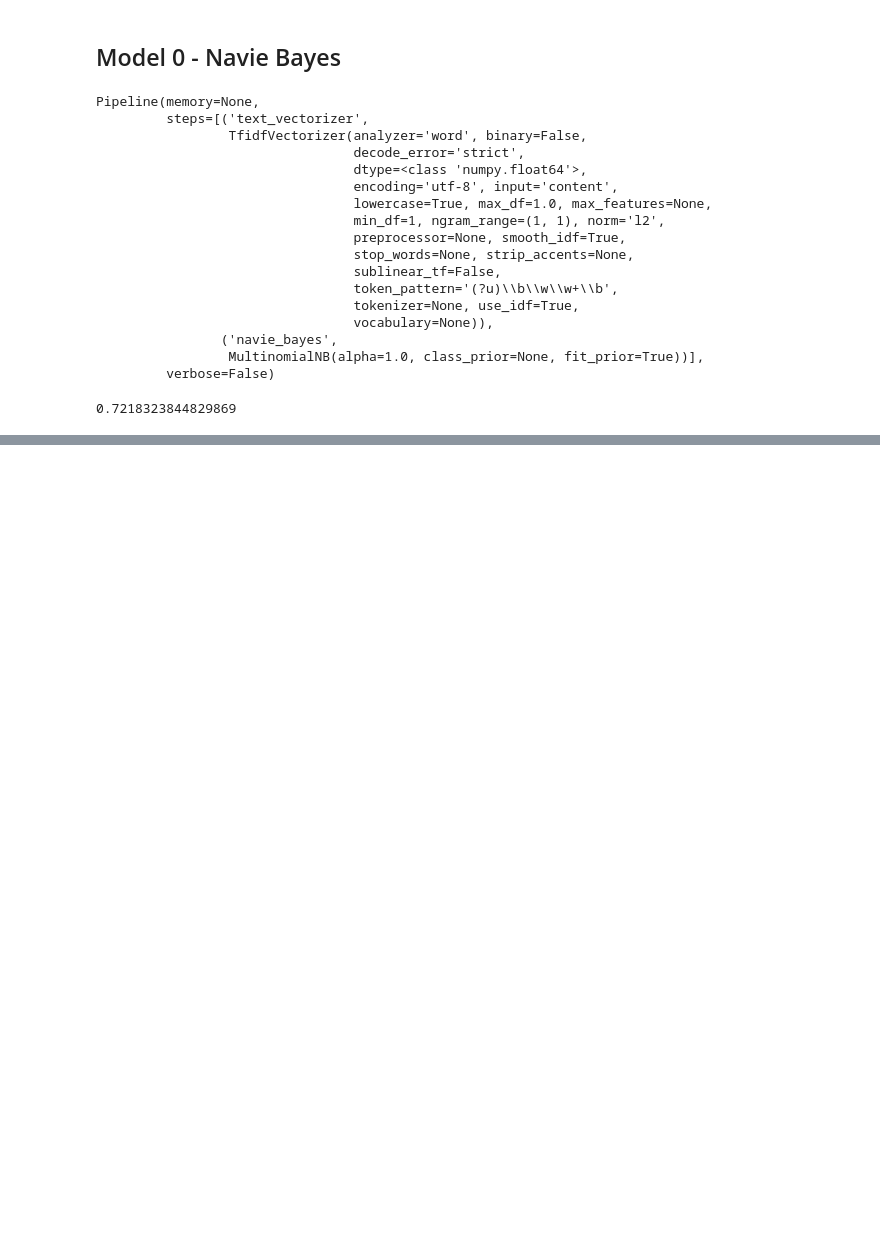
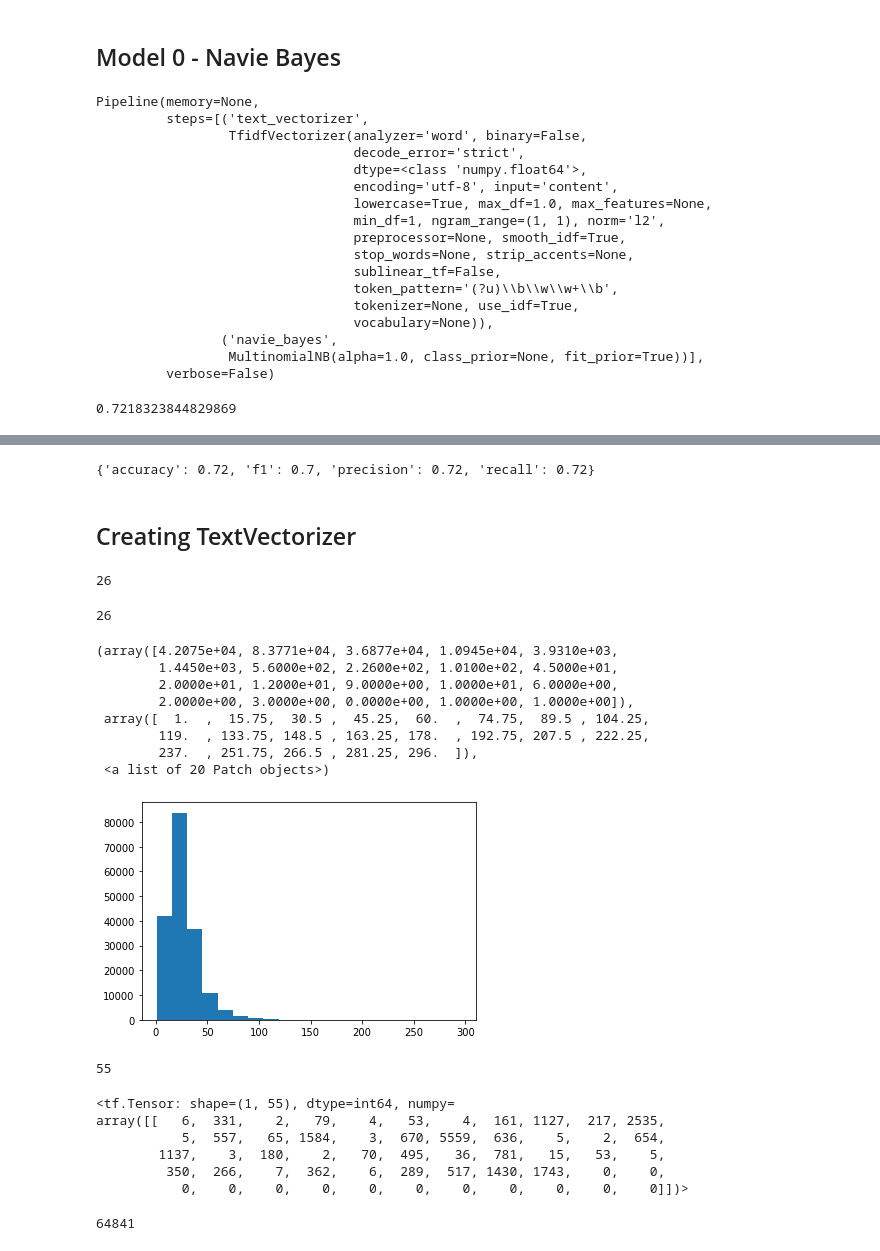
Before and after one commit to kaushikabhishek87/Tensorflow_projects, a Jupyter notebook: 09_NLP_tensorflow_skimlit.ipynb, the cells around one changed output, grey strips where cells are left out. Drawn from its saved outputs; the diff is of its cells as text; code cells hidden in the pictures; blank space fills up the shorter version.

```diff
--- a/09_NLP_tensorflow_skimlit.ipynb
+++ b/09_NLP_tensorflow_skimlit.ipynb
@@ -290,0 +318,7 @@ model_0.score(val_sentences, val_labels_encoded)
+# %%
+baseline_results = calculate_results(val_labels_encoded, baseline_preds)
+baseline_results
+# %% [output]
+{'accuracy': 0.72, 'f1': 0.7, 'precision': 0.72, 'recall': 0.72}
+# %% [markdown]
+## Creating TextVectorizer
@@ -290,0 +329,28 @@ model_0.score(val_sentences, val_labels_encoded)
+# %%
+max_length = int(sum([len(i.split()) for i in train_sentences])/len(train_sentences))
+max_length
+# %% [output]
+26
+# %%
+sent_length = [len(i.split()) for i in train_sentences]
+int(np.mean(sent_length))
+# %% [output]
+26
+# %%
+import matplotlib.pyplot as plt
+plt.hist(sent_length, bins=20)
+# %% [output]
+(array([4.2075e+04, 8.3771e+04, 3.6877e+04, 1.0945e+04, 3.9310e+03,
+        1.4450e+03, 5.6000e+02, 2.2600e+02, 1.0100e+02, 4.5000e+01,
+        2.0000e+01, 1.2000e+01, 9.0000e+00, 1.0000e+01, 6.0000e+00,
+        2.0000e+00, 3.0000e+00, 0.0000e+00, 1.0000e+00, 1.0000e+00]),
+ array([  1.  ,  15.75,  30.5 ,  45.25,  60.  ,  74.75,  89.5 , 104.25,
+        119.  , 133.75, 148.5 , 163.25, 178.  , 192.75, 207.5 , 222.25,
+        237.  , 251.75, 266.5 , 281.25, 296.  ]),
+ <a list of 20 Patch objects>)
+[figure, added]
+# %%
+output_seq_len = int(np.percentile(sent_length,95))
+output_seq_len
+# %% [output]
+55
@@ -290,0 +362,14 @@ model_0.score(val_sentences, val_labels_encoded)
+# %%
+text_vectorizer([train_sentences[0]])
+# %% [output]
+<tf.Tensor: shape=(1, 55), dtype=int64, numpy=
+array([[   6,  331,    2,   79,    4,   53,    4,  161, 1127,  217, 2535,
+           5,  557,   65, 1584,    3,  670, 5559,  636,    5,    2,  654,
+        1137,    3,  180,    2,   70,  495,   36,  781,   15,   53,    5,
+         350,  266,    7,  362,    6,  289,  517, 1430, 1743,    0,    0,
+           0,    0,    0,    0,    0,    0,    0,    0,    0,    0,    0]])>
+# %%
+rct_20k_text_vocab = len(text_vectorizer.get_vocabulary())
+rct_20k_text_vocab
+# %% [output]
+64841
```
Also changed, not shown: parts of 11 cells of this notebook.
